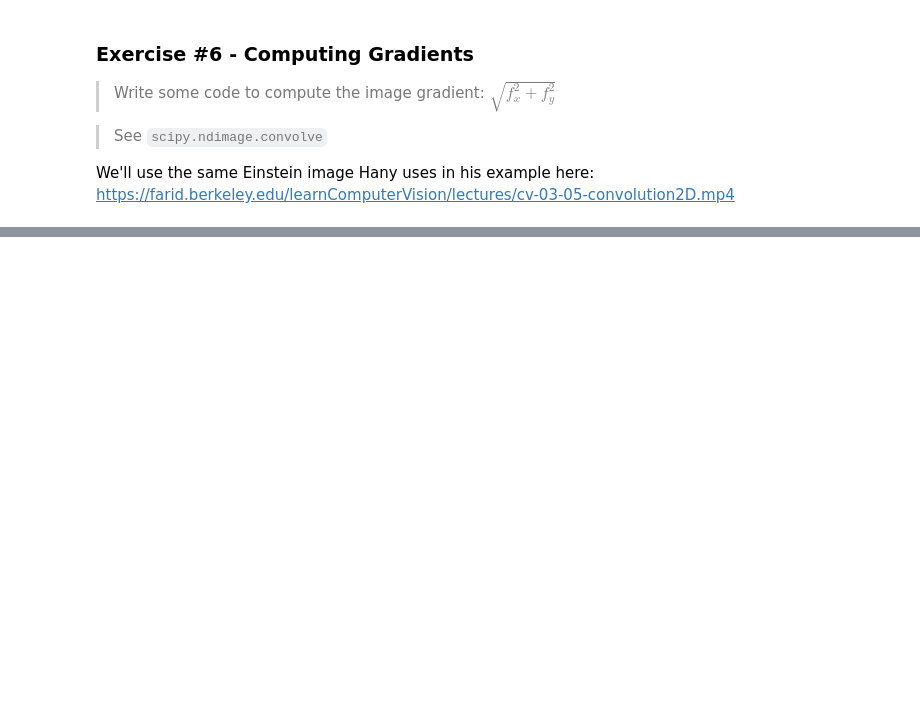
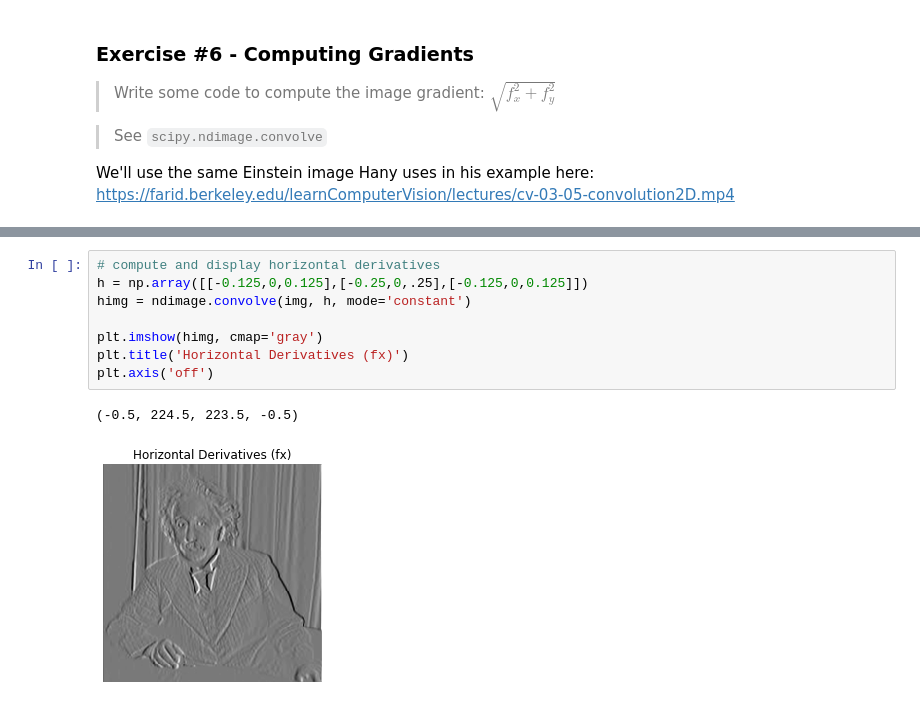
Before and after one commit to TifMoe/computer-vision-course, a Jupyter notebook: notebooks/2-image-filtering.ipynb, the cells around one changed output, grey strips where cells are left out. Saved outputs shown, nothing was run; the diff lists cells and outputs as text; blank space fills up the shorter version.

```diff
--- a/notebooks/2-image-filtering.ipynb
+++ b/notebooks/2-image-filtering.ipynb
@@ -162,0 +183,11 @@ FileNotFoundError: [Errno 2] No such file or directory: 'images/einstein.jpg'
+# %%
+# compute and display horizontal derivatives
+h = np.array([[-0.125,0,0.125],[-0.25,0,.25],[-0.125,0,0.125]])
+himg = ndimage.convolve(img, h, mode='constant')
+
+plt.imshow(himg, cmap='gray')
+plt.title('Horizontal Derivatives (fx)')
+plt.axis('off')
+# %% [output]
+(-0.5, 224.5, 223.5, -0.5)
+[figure, added]
```
Also changed, not shown: parts of 4 cells of this notebook, 1 other file.
